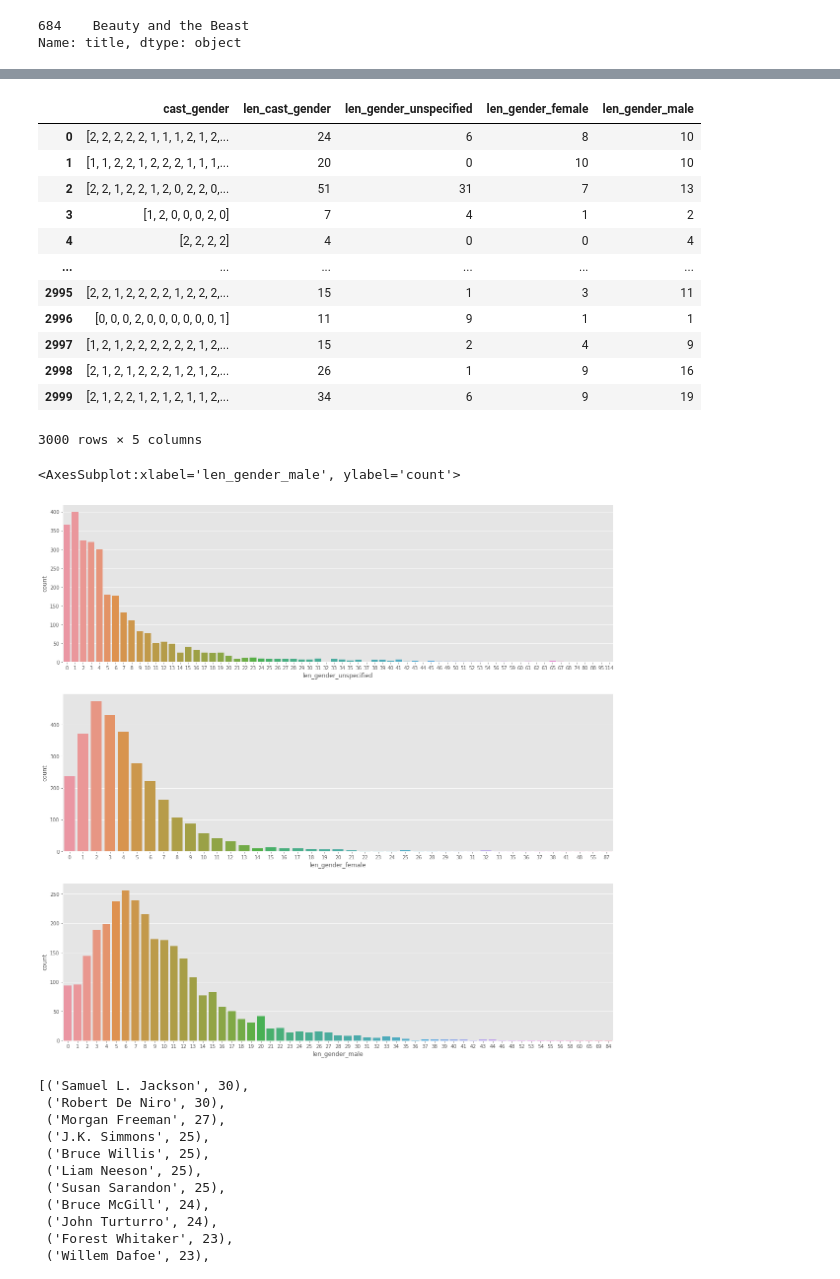
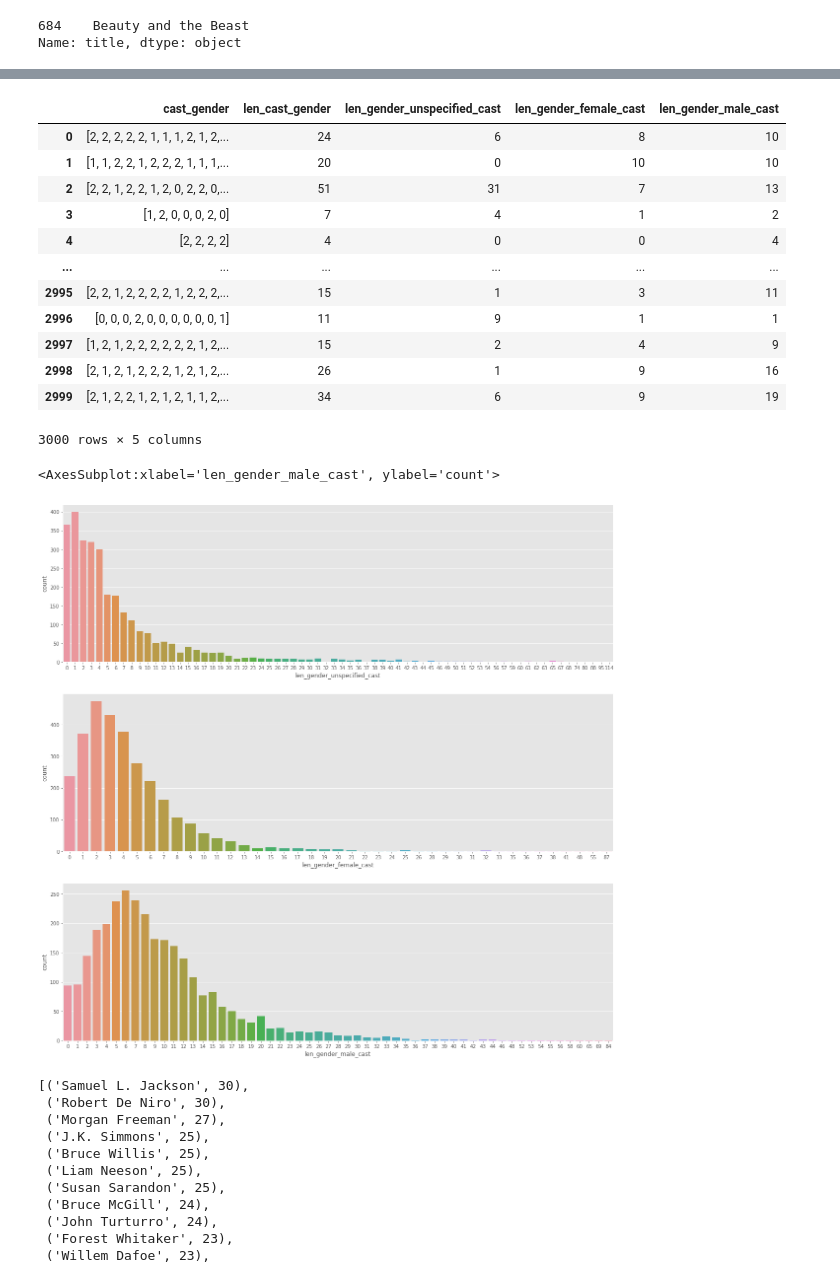
Before and after one commit to eydeem/Movie-prediction, a Jupyter notebook: main.ipynb, the cells around one changed output, grey strips where cells are left out. Drawn from its saved outputs; the diff is of its cells as text; code cells hidden in the pictures.

```diff
--- a/main.ipynb
+++ b/main.ipynb
@@ -1009,11 +1134,10 @@ train['cast'][0][:3]
 train['cast_name'] = list(train['cast'].apply(lambda x: [i['name'] for i in x] if x != 0 else []).values)
 train['len_cast_name'] = train['cast_name'].apply(lambda x: len(x))
 train['cast_gender'] = list(train['cast'].apply(lambda x: [i['gender'] for i in x] if x != 0 else []).values)
-train['len_cast_gender'] = train['cast_gender'].apply(lambda x: len(x))
+#train['len_cast_gender'] = train['cast_gender'].apply(lambda x: len(x))
 train['cast_id'] = list(train['cast'].apply(lambda x: [i['id'] for i in x] if x != 0 else []).values)
 
-
-train[['cast_name','cast_gender']]
+train[['cast_name','cast_gender']].head()
 # %% [output]
 |  | cast_name | cast_gender |
 | 0 | [Rob Corddry, Craig Robinson, Cla... | [2, 2, 2, 2, 2, 1, 1, 1, 2, 1, 2,... |
@@ -1045,9 +1162,9 @@ Name: title, dtype: object
 # 1 - female
 # 2 - male
 # %%
-train['len_gender_unspecified'] = 0
-train['len_gender_female'] = 0
-train['len_gender_male'] = 0
+train['len_gender_unspecified_cast'] = 0
+train['len_gender_female_cast'] = 0
+train['len_gender_male_cast'] = 0
 for i in range(len(train)):
     zero = 0
     one = 0
@@ -1062,9 +1179,9 @@ for i in range(len(train)):
           two += 1
 
 
-    train['len_gender_unspecified'][i] = zero
-    train['len_gender_female'][i] = one
-    train['len_gender_male'][i] = two
+    train['len_gender_unspecified_cast'].loc.__setitem__(i,zero)
+    train['len_gender_female_cast'].loc.__setitem__(i,one)
+    train['len_gender_male_cast'].loc.__setitem__(i,two)
 # %% [output]
 A value is trying to be set on a copy of a slice from a DataFrame
 
@@ -1081,7 +1190,7 @@ See the caveats in the documentation: https://pandas.pydata.org/pandas-docs/stab
 # %%
-train[['cast_gender', 'len_cast_gender', 'len_gender_unspecified', 'len_gender_female', 'len_gender_male']]
+train[['cast_gender', 'len_cast_gender', 'len_gender_unspecified_cast', 'len_gender_female_cast', 'len_gender_male_cast']]
 # %% [output]
-|  | cast_gender | len_cast_gender | len_gender_unspecified | len_gender_female | len_gender_male |
+|  | cast_gender | len_cast_gender | len_gender_unspecified_cast | len_gender_female_cast | len_gender_male_cast |
 | 0 | [2, 2, 2, 2, 2, 1, 1, 1, 2, 1, 2,... | 24 | 6 | 8 | 10 |
 | 1 | [1, 1, 2, 2, 1, 2, 2, 2, 1, 1, 1,... | 20 | 0 | 10 | 10 |
 | 2 | [2, 2, 1, 2, 2, 1, 2, 0, 2, 2, 0,... | 51 | 31 | 7 | 13 |
@@ -1097,14 +1206,14 @@ train[['cast_gender', 'len_cast_gender', 'len_gender_unspecified', 'len_gender_f
 # %%
 plt.figure(figsize=(20, 20))
 plt.subplot(3, 1, 1)
-sns.countplot(x = 'len_gender_unspecified', data = train)
+sns.countplot(x = 'len_gender_unspecified_cast', data = train)
 plt.subplot(3, 1, 2)
-sns.countplot(x = 'len_gender_female', data = train)
+sns.countplot(x = 'len_gender_female_cast', data = train)
 plt.subplot(3, 1, 3)
-sns.countplot(x = 'len_gender_male', data = train)
+sns.countplot(x = 'len_gender_male_cast', data = train)
 # %% [output]
-<AxesSubplot:xlabel='len_gender_male', ylabel='count'>
+<AxesSubplot:xlabel='len_gender_male_cast', ylabel='count'>
-[figure, old version]
+[figure, new version]
 # %%
 cast_name = list(train['cast'].apply(lambda x: [i['name'] for i in x] if x != 0 else []).values)
 Counter([i for j in cast_name for i in j]).most_common(20)
```
Also changed, not shown: parts of 109 cells of this notebook.
